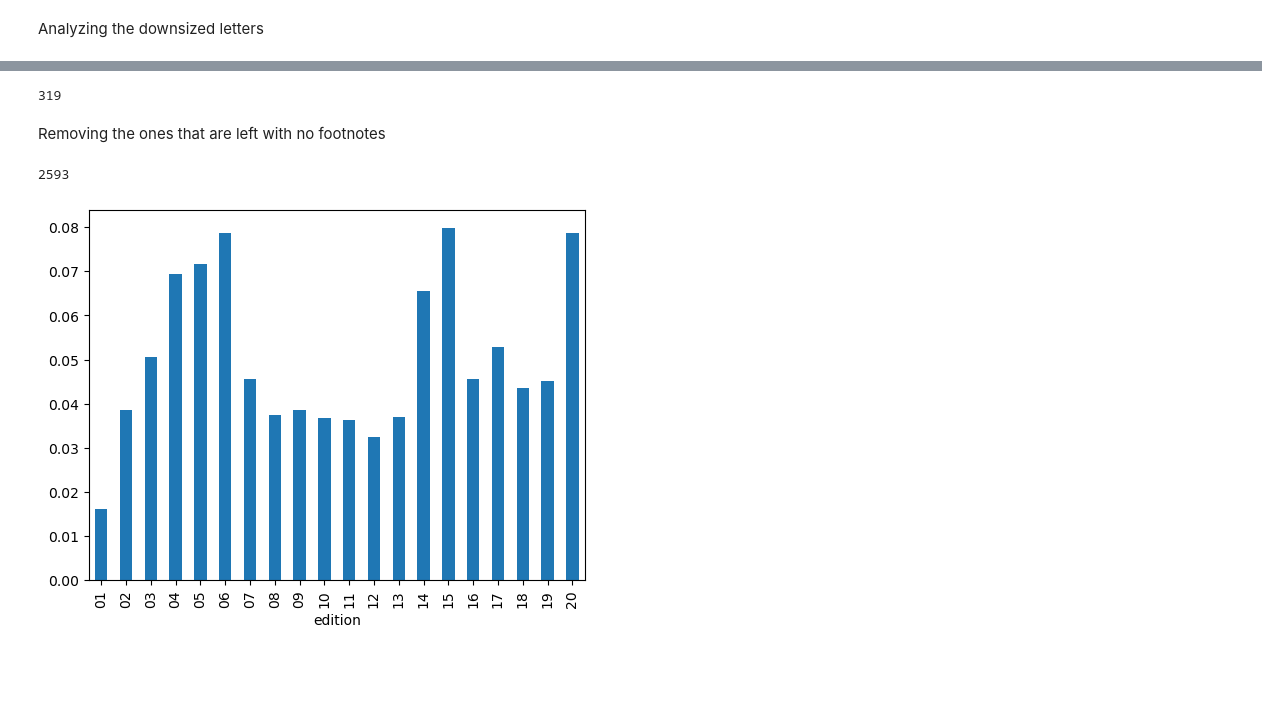
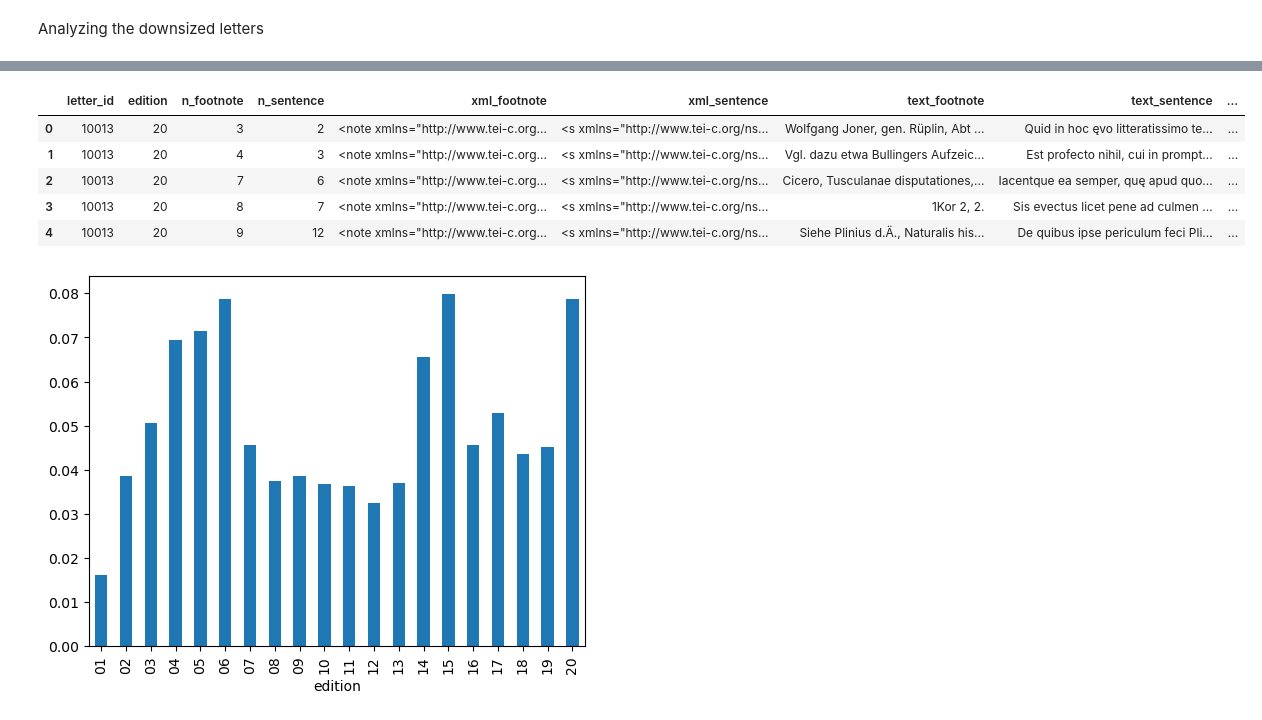
Before and after one commit to Boffl/BullingerDigitalLMFootnotes, a Jupyter notebook: prepare_data.ipynb, the cells around one changed output, grey strips where cells are left out. Saved outputs shown, nothing was run; the diff lists cells and outputs as text; code cells hidden in the pictures; blank space fills up the shorter version.

```diff
--- a/prepare_data.ipynb
+++ b/prepare_data.ipynb
@@ -321,14 +317,14 @@ total content footnotes:  34101
-# %%
-letter_downsized_df["cont_footnote_count"].value_counts().get(0)
-# %% [output]
-319
-# %% [markdown]
-Removing the ones that are left with no footnotes
-# %%
-letter_downsized_df = letter_downsized_df[letter_downsized_df["cont_footnote_count"]>1]
-letter_downsized_df.shape[0]
-# %% [output]
-2593
+# %%
+# footnote_downsized_df = make_footnote_df("../data/human", "footnote_downsized_df.csv", id_to_edition)
+footnote_downsized_df = pd.read_csv("footnote_downsized_df.csv")
+footnote_downsized_df.head()
+# %% [output]
+|  | letter_id | edition | n_footnote | n_sentence | xml_footnote | xml_sentence | text_footnote | text_sentence | ... |
+| 0 | 10013 | 20 | 3 | 2 | <note xmlns="http://www.tei-c.org... | <s xmlns="http://www.tei-c.org/ns... | Wolfgang Joner, gen. Rüplin, Abt ... | Quid in hoc ęvo litteratissimo te... | ... |
+| 1 | 10013 | 20 | 4 | 3 | <note xmlns="http://www.tei-c.org... | <s xmlns="http://www.tei-c.org/ns... | Vgl. dazu etwa Bullingers Aufzeic... | Est profecto nihil, cui in prompt... | ... |
+| 2 | 10013 | 20 | 7 | 6 | <note xmlns="http://www.tei-c.org... | <s xmlns="http://www.tei-c.org/ns... | Cicero, Tusculanae disputationes,... | Iacentque ea semper, quę apud quo... | ... |
+| 3 | 10013 | 20 | 8 | 7 | <note xmlns="http://www.tei-c.org... | <s xmlns="http://www.tei-c.org/ns... | 1Kor 2, 2. | Sis evectus licet pene ad culmen ... | ... |
+| 4 | 10013 | 20 | 9 | 12 | <note xmlns="http://www.tei-c.org... | <s xmlns="http://www.tei-c.org/ns... | Siehe Plinius d.Ä., Naturalis his... | De quibus ipse periculum feci Pli... | ... |
 # %%
 # number of letters per edition
 def plot_edition_bar(df):
```
Also changed, not shown: parts of 9 cells of this notebook, 6 other files.
